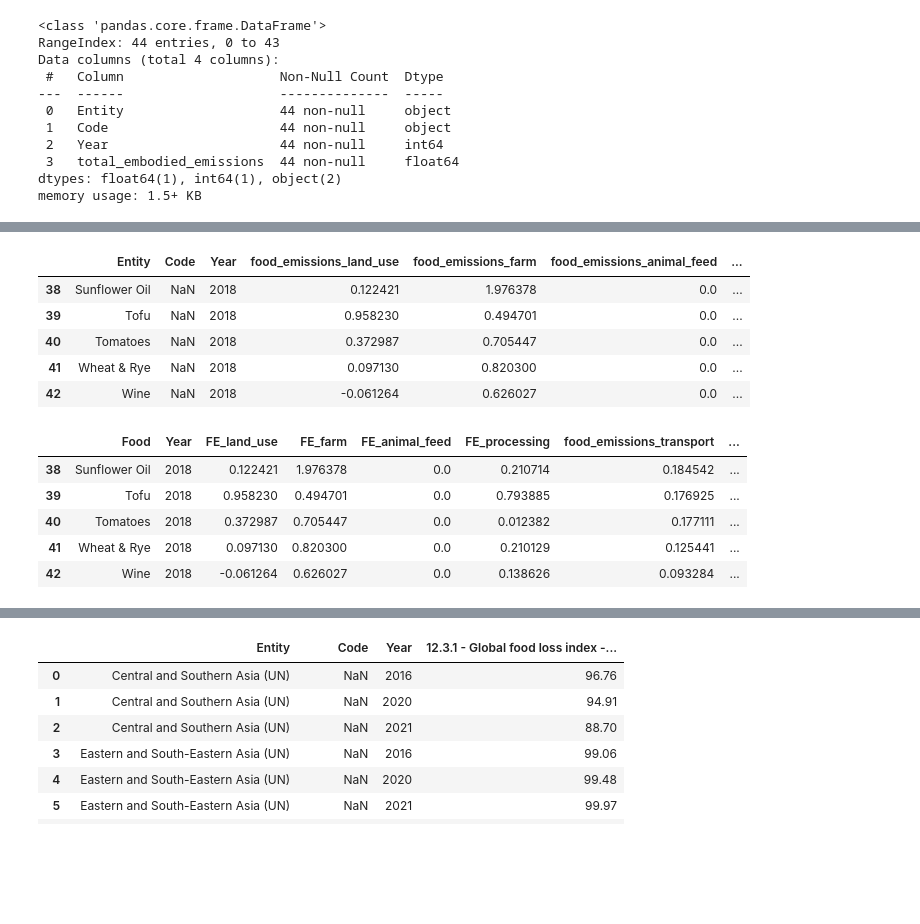
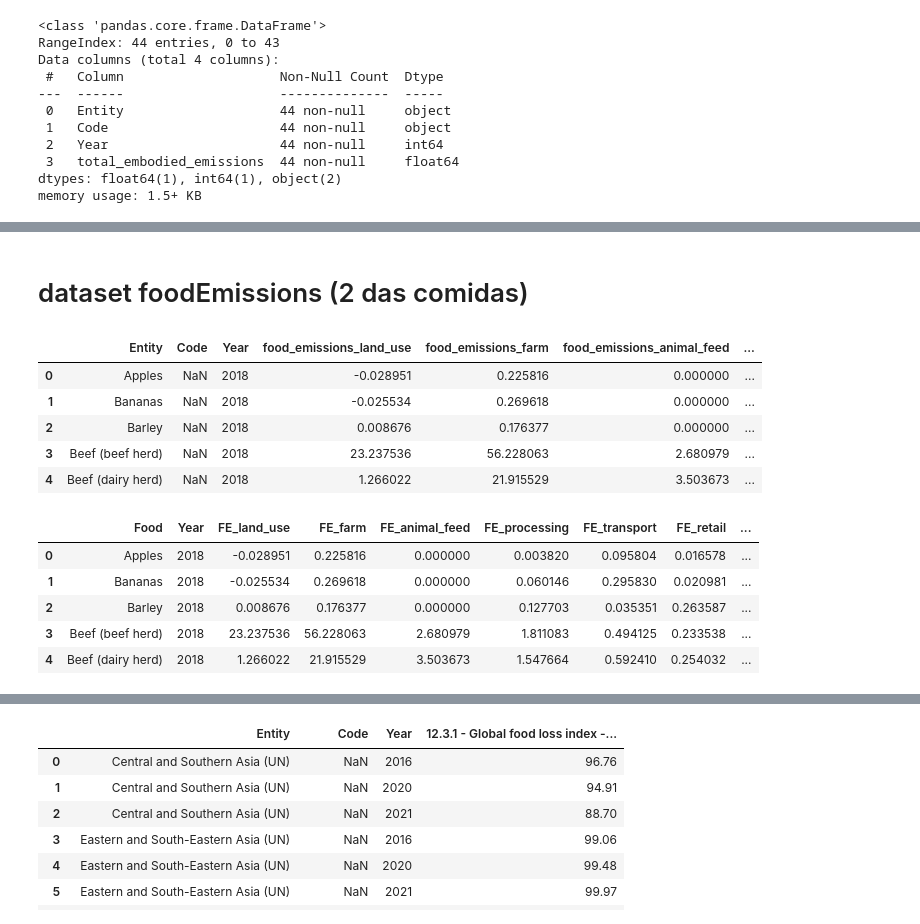
Before and after one commit to CatarinaCosta02/AIS, a Jupyter notebook: ais.ipynb, the cells around one changed output, grey strips where cells are left out. Saved outputs shown, nothing was run; the diff lists cells and outputs as text; code cells hidden in the pictures; blank space fills up the shorter version.

```diff
--- a/ais.ipynb
+++ b/ais.ipynb
@@ -174,2 +130,0 @@ sns.heatmap(df_agroCO2Deforest.isnull(),yticklabels=False,cbar=False,cmap='virid
-# %%
-pd.set_option('display.max_columns', None)  # Set to display all columns
@@ -208,23 +205,25 @@ df_foodProduc = df_foodProduc.rename(columns={"Food product": "Food"})
+# %% [markdown]
+# dataset foodEmissions (2 das comidas)
 # %%
-df_foodEmissions.tail()
+df_foodEmissions.head()
 # %% [output]
 |  | Entity | Code | Year | food_emissions_land_use | food_emissions_farm | food_emissions_animal_feed | ... |
-| 38 | Sunflower Oil | NaN | 2018 | 0.122421 | 1.976378 | 0.0 | ... |
-| 39 | Tofu | NaN | 2018 | 0.958230 | 0.494701 | 0.0 | ... |
-| 40 | Tomatoes | NaN | 2018 | 0.372987 | 0.705447 | 0.0 | ... |
-| 41 | Wheat & Rye | NaN | 2018 | 0.097130 | 0.820300 | 0.0 | ... |
-| 42 | Wine | NaN | 2018 | -0.061264 | 0.626027 | 0.0 | ... |
+| 0 | Apples | NaN | 2018 | -0.028951 | 0.225816 | 0.000000 | ... |
+| 1 | Bananas | NaN | 2018 | -0.025534 | 0.269618 | 0.000000 | ... |
+| 2 | Barley | NaN | 2018 | 0.008676 | 0.176377 | 0.000000 | ... |
+| 3 | Beef (beef herd) | NaN | 2018 | 23.237536 | 56.228063 | 2.680979 | ... |
+| 4 | Beef (dairy herd) | NaN | 2018 | 1.266022 | 21.915529 | 3.503673 | ... |
 # %%
 # make a rename
-df_foodEmissions = df_foodEmissions.rename(columns={"Entity": "Food", "food_emissions_land_use": "FE_land_use", "food_emissions_farm":"FE_farm","food_emissions_animal_feed":"FE_animal_feed","food_emissions_processing":"FE_processing"})
+df_foodEmissions = df_foodEmissions.rename(columns={"Entity": "Food", "food_emissions_land_use": "FE_land_use", "food_emissions_farm":"FE_farm","food_emissions_animal_feed":"FE_animal_feed","food_emissions_processing":"FE_processing","food_emissions_transport":"FE_transport","food_emissions_retail":"FE_retail","food_emissions_packaging":"FE_packaging","food_emissions_losses":"FE_losses"})
 to_drop = ["Code"]
 df_foodEmissions = df_foodEmissions.drop(to_drop, axis=1)
 # %%
-df_foodEmissions.tail()
+df_foodEmissions.head()
 # %% [output]
-|  | Food | Year | FE_land_use | FE_farm | FE_animal_feed | FE_processing | food_emissions_transport | ... |
-| 38 | Sunflower Oil | 2018 | 0.122421 | 1.976378 | 0.0 | 0.210714 | 0.184542 | ... |
-| 39 | Tofu | 2018 | 0.958230 | 0.494701 | 0.0 | 0.793885 | 0.176925 | ... |
-| 40 | Tomatoes | 2018 | 0.372987 | 0.705447 | 0.0 | 0.012382 | 0.177111 | ... |
-| 41 | Wheat & Rye | 2018 | 0.097130 | 0.820300 | 0.0 | 0.210129 | 0.125441 | ... |
-| 42 | Wine | 2018 | -0.061264 | 0.626027 | 0.0 | 0.138626 | 0.093284 | ... |
+|  | Food | Year | FE_land_use | FE_farm | FE_animal_feed | FE_processing | FE_transport | FE_retail | ... |
+| 0 | Apples | 2018 | -0.028951 | 0.225816 | 0.000000 | 0.003820 | 0.095804 | 0.016578 | ... |
+| 1 | Bananas | 2018 | -0.025534 | 0.269618 | 0.000000 | 0.060146 | 0.295830 | 0.020981 | ... |
+| 2 | Barley | 2018 | 0.008676 | 0.176377 | 0.000000 | 0.127703 | 0.035351 | 0.263587 | ... |
+| 3 | Beef (beef herd) | 2018 | 23.237536 | 56.228063 | 2.680979 | 1.811083 | 0.494125 | 0.233538 | ... |
+| 4 | Beef (dairy herd) | 2018 | 1.266022 | 21.915529 | 3.503673 | 1.547664 | 0.592410 | 0.254032 | ... |
```
Also changed, not shown: parts of 55 cells of this notebook, 2 other files.
